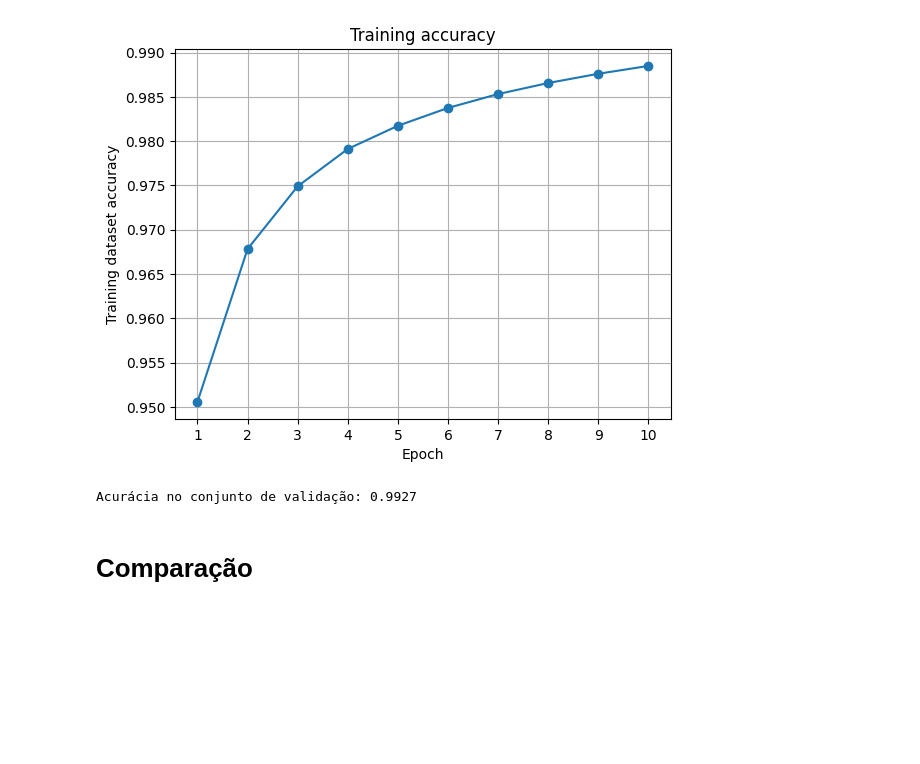
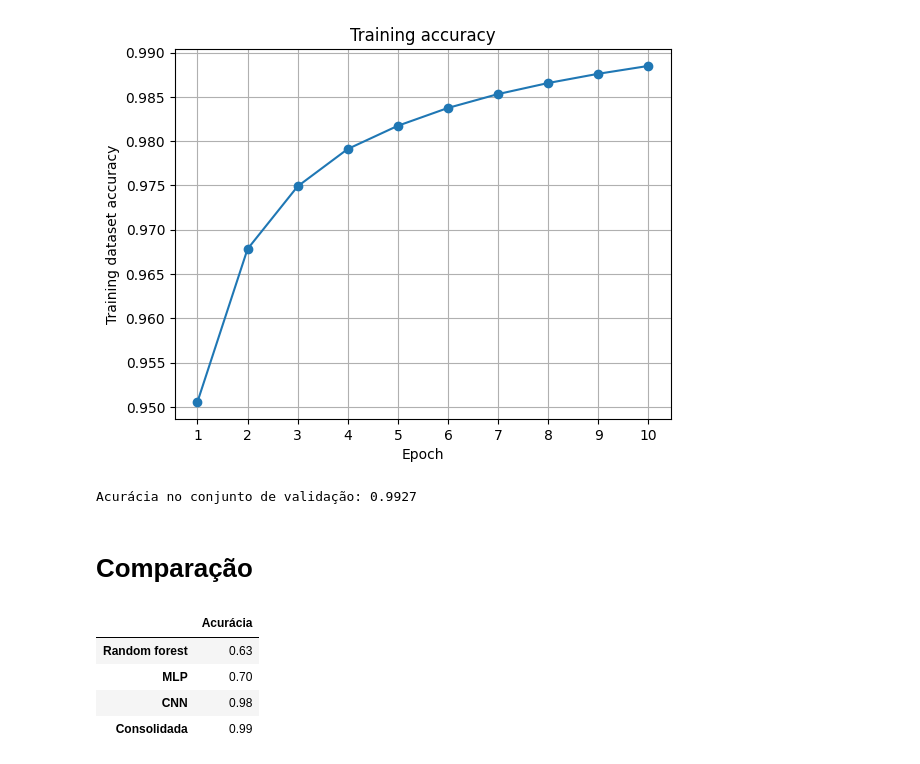
Before and after one commit to annaluizacaraciolo/DeepLearning2023, a Jupyter notebook: ListaPraticaMLPConv.ipynb, the cells around one changed output. Saved outputs shown, nothing was run; the diff lists cells and outputs as text; code cells hidden in the pictures; blank space fills up the shorter version.

```diff
--- a/ListaPraticaMLPConv.ipynb
+++ b/ListaPraticaMLPConv.ipynb
@@ -612,0 +666,12 @@ Acurácia no conjunto de validação: 0.9927
+# %%
+testing_df = pd.DataFrame( {
+    "Acurácia": [0.63, 0.70, 0.98, 0.99]
+  }, index=["Random forest", "MLP", "CNN", "Consolidada"]
+)
+testing_df
+# %% [output]
+|  | Acurácia |
+| Random forest | 0.63 |
+| MLP | 0.70 |
+| CNN | 0.98 |
+| Consolidada | 0.99 |
```
Also changed, not shown: parts of 16 cells of this notebook.
